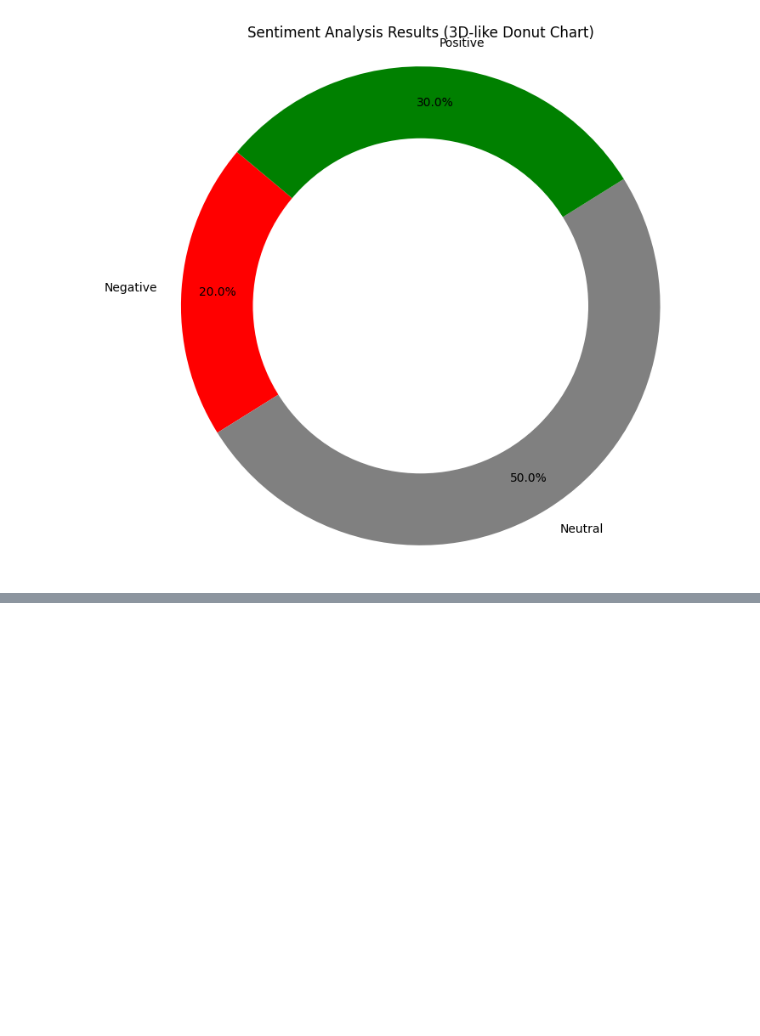
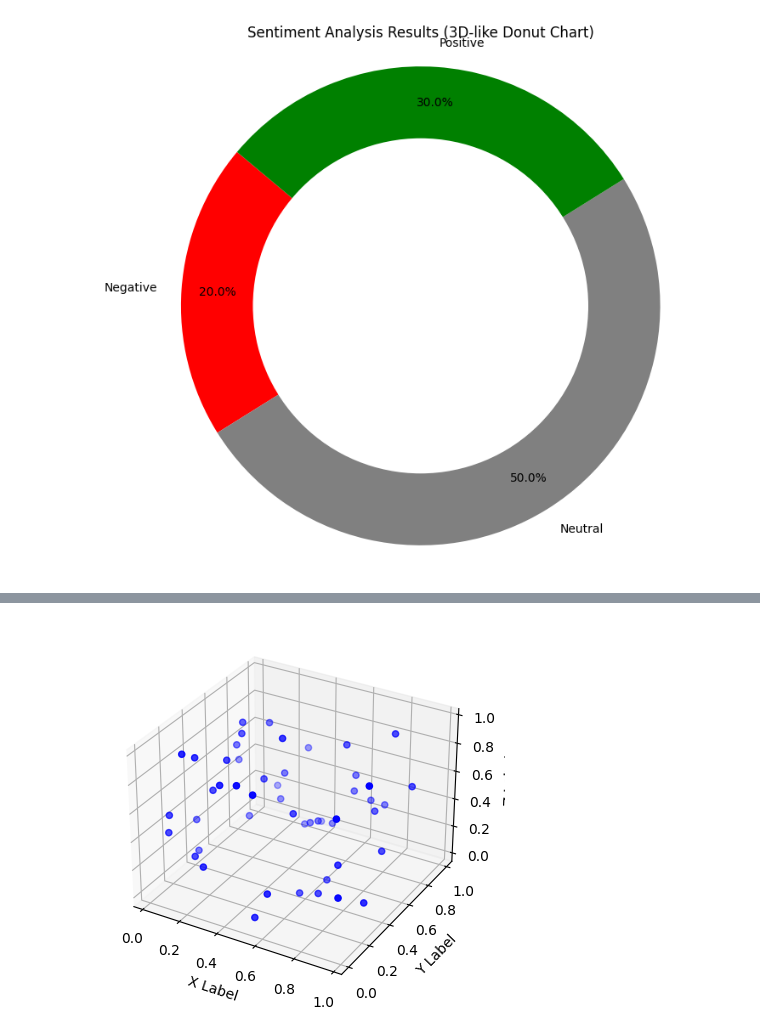
Before and after one commit to Visweshvar-Axel/comment-sentiment-analysis-model, a Jupyter notebook: sys_senti.ipynb, the cells around one changed output, grey strips where cells are left out. Saved outputs shown, nothing was run; the diff lists cells and outputs as text; code cells hidden in the pictures; blank space fills up the shorter version.

```diff
--- a/sys_senti.ipynb
+++ b/sys_senti.ipynb
@@ -602,2 +674,30 @@ plt.show()
+# %%
+import numpy as np
+import matplotlib.pyplot as plt
+from mpl_toolkits.mplot3d import Axes3D
+
+# Create a figure
+fig = plt.figure()
+
+# Create a 3D subplot
+ax = fig.add_subplot(111, projection='3d')
+
+# Sample 3D data
+x = np.random.rand(50)
+y = np.random.rand(50)
+z = np.random.rand(50)
+
+# Create a 3D scatter plot
+ax.scatter(x, y, z, c='b', marker='o')
+
+# Set labels for the axes
+ax.set_xlabel('X Label')
+ax.set_ylabel('Y Label')
+ax.set_zlabel('Z Label')
+
+# Show the plot
+plt.show()
+# %% [output]
+[figure, added]
 # %%
 model_loaded = pickle.load(open('/content/model.pkl','rb'))
```
Also changed, not shown: parts of 3 cells of this notebook.
